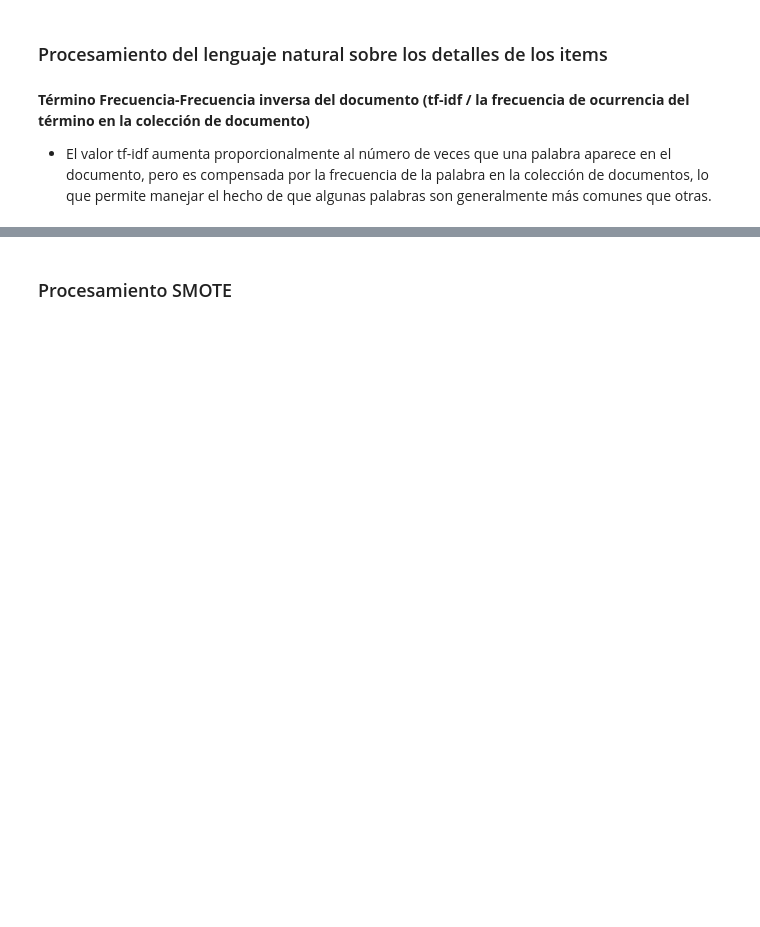
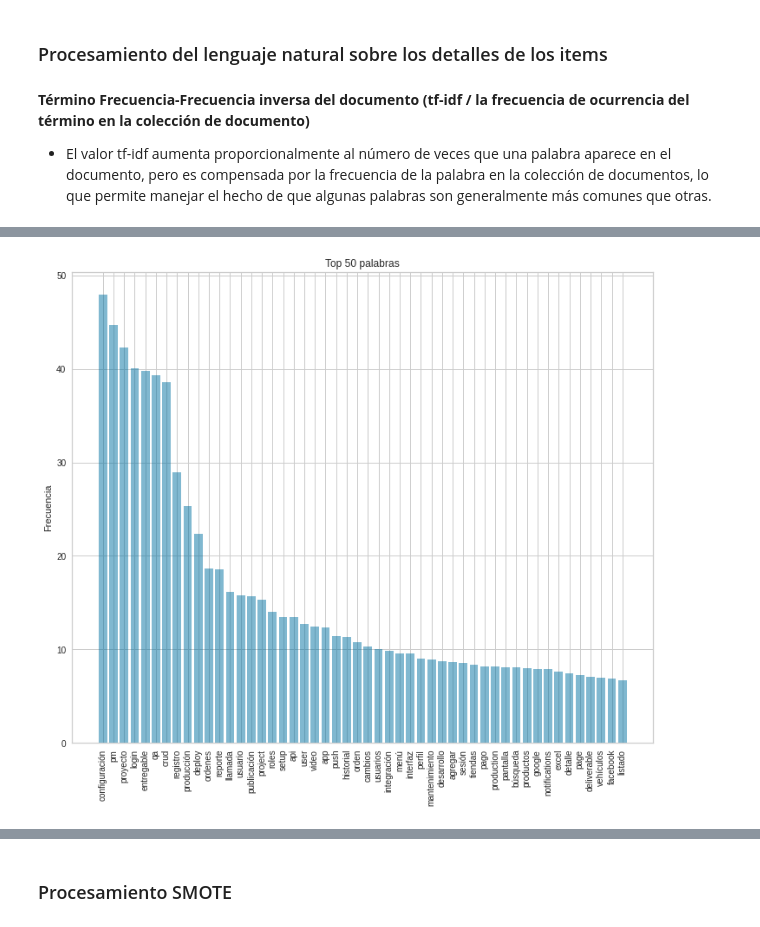
Before and after one commit to PabloBrenesA97/PMO_ML, a Jupyter notebook: PMO.ipynb, the cells around one changed output, grey strips where cells are left out. Cells and saved outputs as stored; diff of their text form; code cells hidden in the pictures; blank space fills up the shorter version.

```diff
--- a/PMO.ipynb
+++ b/PMO.ipynb
@@ -439,0 +446,10 @@ result_df.head()
+# %%
+y_pos = np.arange(50)
+plt.figure(figsize=(12,10))
+plt.bar(y_pos, result_df.T.sum(axis=1).sort_values(ascending=False)[:50], align='center', alpha=0.5)
+plt.xticks(y_pos, result_df.T.sum(axis=1).sort_values(ascending=False)[:50].index,rotation='vertical')
+plt.ylabel('Frecuencia')
+plt.title('Top 50 palabras')
+plt.show()
+# %% [output]
+[figure, added]
```
Also changed, not shown: parts of 15 cells of this notebook, 4 other files.
